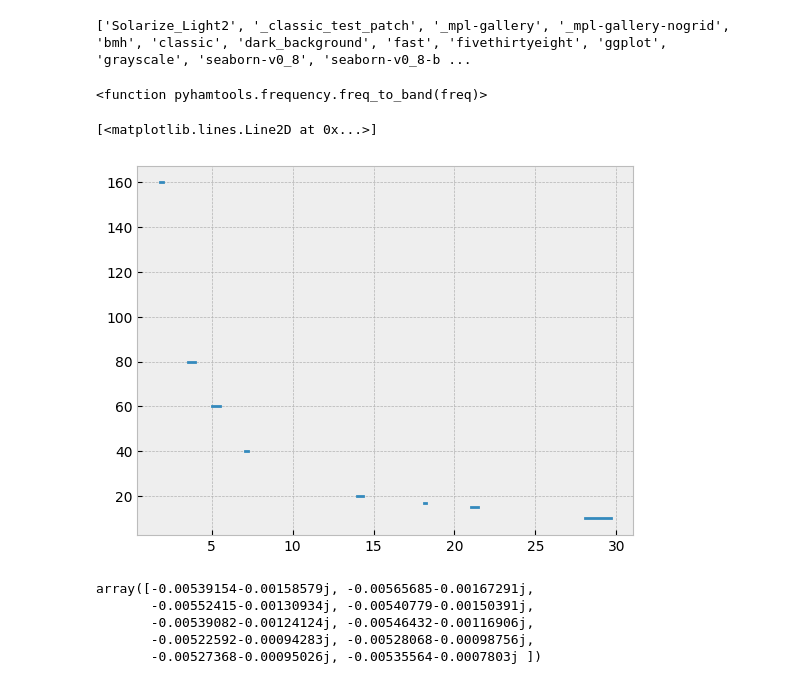
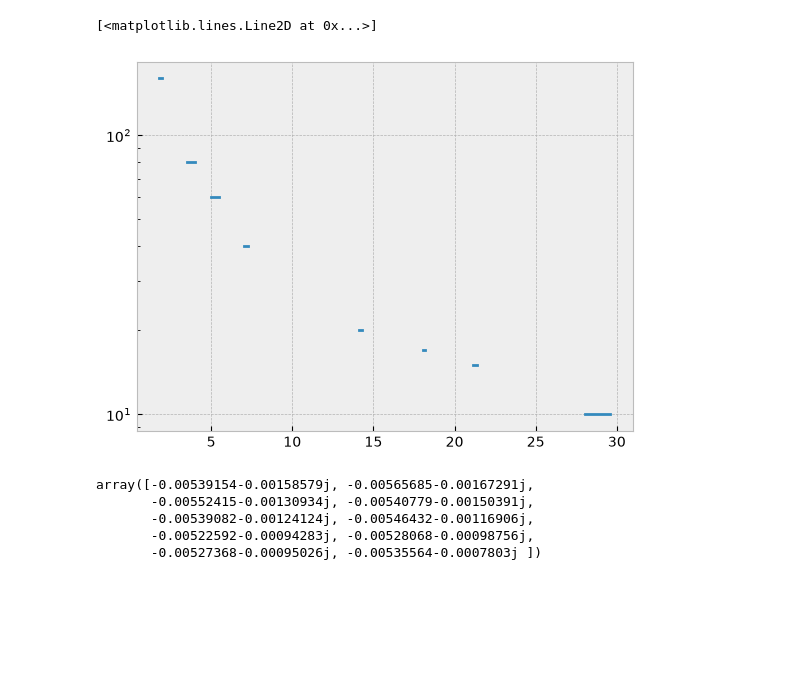
Before and after one commit to ajheller/instant_tune, a Jupyter notebook: silent_tuning.ipynb, the cells around one changed output. Cells and saved outputs as stored; diff of their text form; code cells hidden in the pictures; blank space fills up the shorter version.

```diff
--- a/silent_tuning.ipynb
+++ b/silent_tuning.ipynb
@@ -7,9 +7,7 @@ from matplotlib import pyplot as plt
 from pyhamtools import frequency as fr
 
 plt.style.use("bmh")
-print(plt.style.available)
+# print(plt.style.available)
-# %% [output]
-['Solarize_Light2', '_classic_test_patch', '_mpl-gallery', '_mpl-gallery-nogrid', 'bmh', 'classic', 'dark_background', 'fast', 'fivethirtyeight', 'ggplot', 'grayscale', 'seaborn-v0_8', 'seaborn-v0_8-b ...
 # %%
 def is_ham_frequency(f):
     try:
@@ -24,19 +23,15 @@ def s11_to_vswr(s11):
     rc = np.clip(np.abs(s11), 0, 1 - 1e-8)
     vswr = (1 + rc) / (1 - rc)
     return vswr
-# %%
-fr.freq_to_band
-# %% [output]
-<function pyhamtools.frequency.freq_to_band(freq)>
 # %%
-freq_range = rf.Frequency(1, 30, npoints=505, unit='MHz')
+freq_range = rf.Frequency(1, 30, npoints=505, unit="MHz", sweep_type="log")
 
 ham_freqs = np.array(list(map(is_ham_frequency, freq_range.f)))
 
-plt.plot(freq_range.f/1e6, ham_freqs)
+plt.semilogy(freq_range.f / 1e6, ham_freqs)
 # %% [output]
 [<matplotlib.lines.Line2D at 0x...>]
-[figure, old version]
+[figure, new version]
 # %%
 # data_files = Path("/Users/heller/dev/instant_tune/data")
 
```
Also changed, not shown: parts of 2 cells of this notebook, 1 other file.
